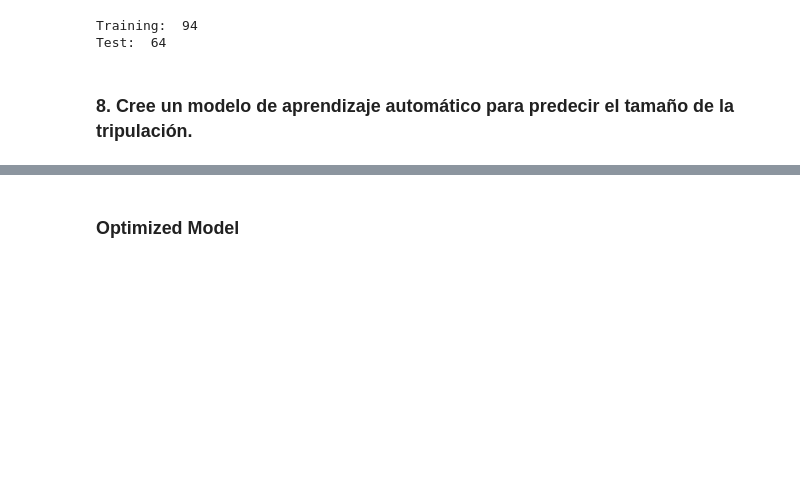
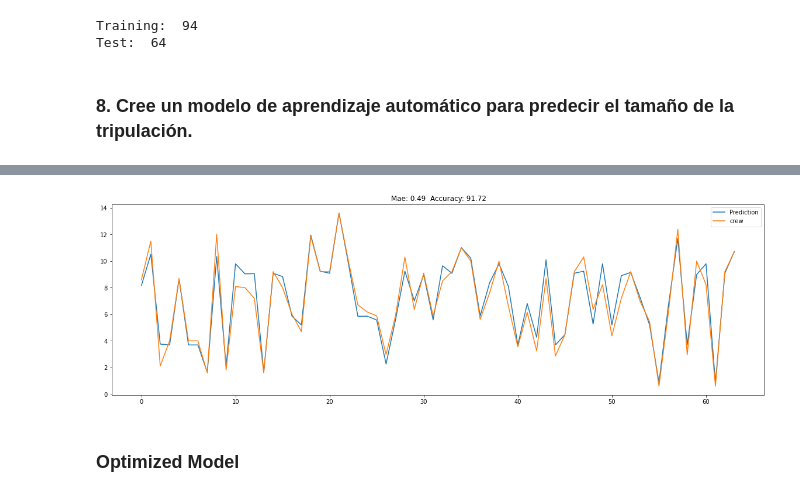
Before and after one commit to kvnpalm/tusdatos, a Jupyter notebook: Prueba_tecnica.ipynb, the cells around one changed output, grey strips where cells are left out. Saved outputs shown, nothing was run; the diff lists cells and outputs as text; code cells hidden in the pictures; blank space fills up the shorter version.

```diff
--- a/Prueba_tecnica.ipynb
+++ b/Prueba_tecnica.ipynb
@@ -337,2 +438,6 @@ Plot_prediction(clf_rf,test_x,test_y)
+# %%
+Plot_prediction(clf_xgbr,test_x,test_y)
+# %% [output]
+[figure, added]
 # %% [markdown]
 ### Optimized Model
```
Also changed, not shown: parts of 36 cells of this notebook.
